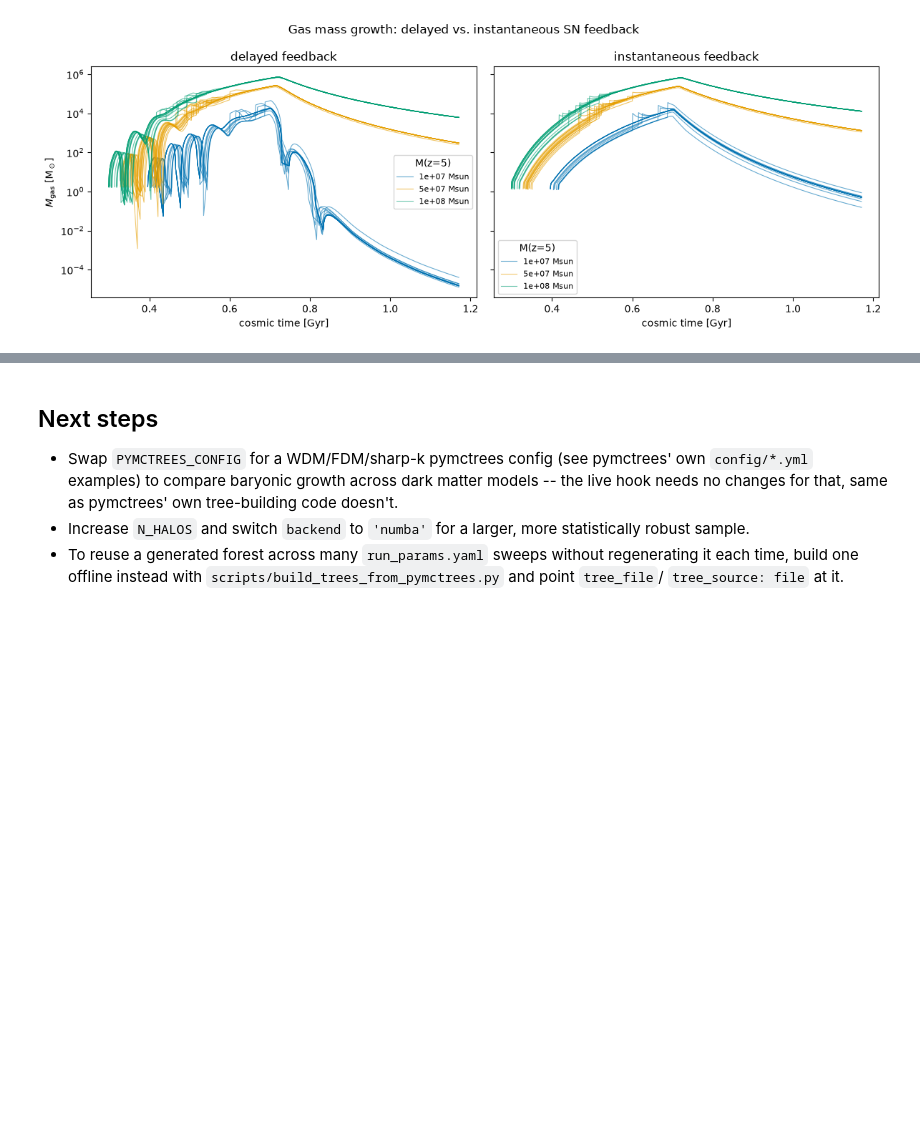
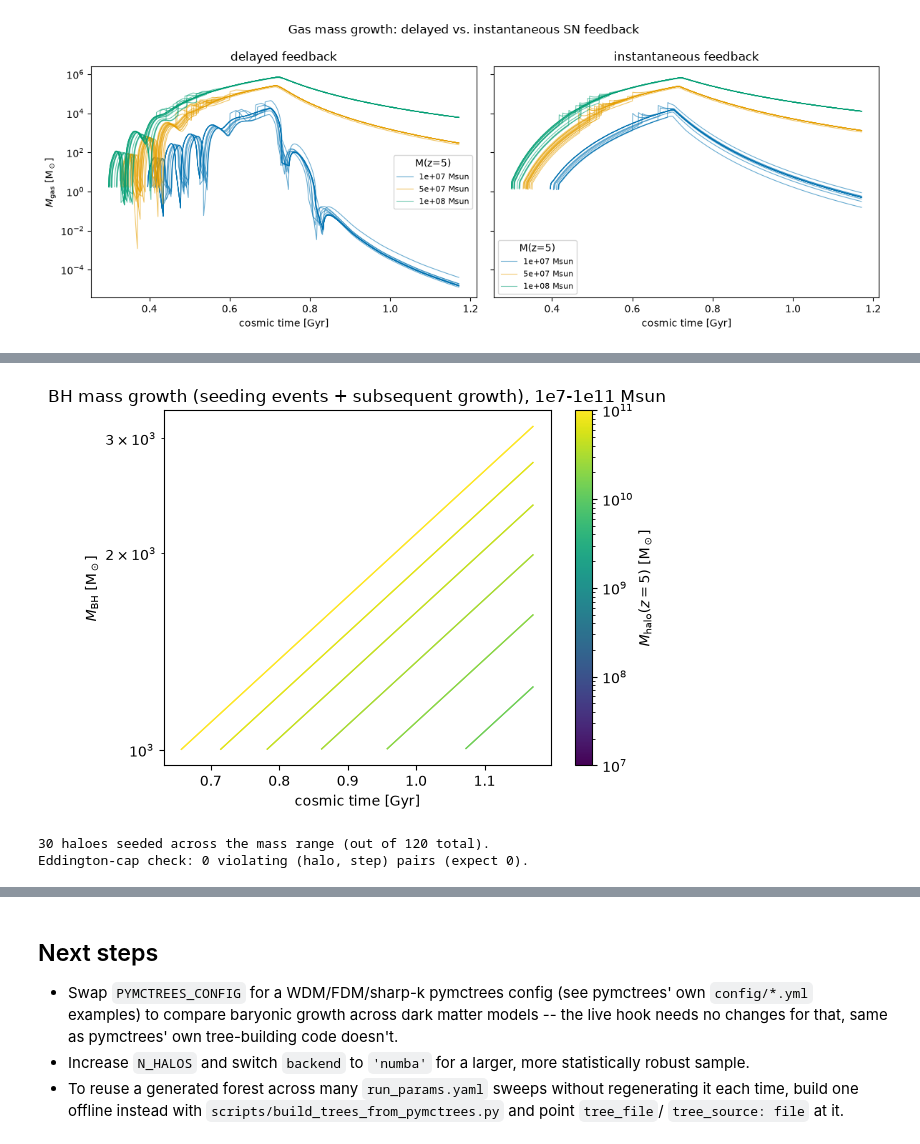
Before and after one commit to doctorcbpower/Ashvini, a Jupyter notebook: notebooks/pymctrees_ashvini_demo.ipynb, the cells around one changed output, grey strips where cells are left out. Drawn from its saved outputs; the diff is of its cells as text; code cells hidden in the pictures; blank space fills up the shorter version.

```diff
--- a/notebooks/pymctrees_ashvini_demo.ipynb
+++ b/notebooks/pymctrees_ashvini_demo.ipynb
@@ -159,0 +315,55 @@ plt.show()
+# %%
+from ashvini import black_holes_growth as bh_growth
+
+fig, ax = plt.subplots(figsize=(6, 4.5))
+for mass_bin in WIDE_MASS_POINTS:
+    result = wide_results[(mass_bin, "bh_on")]
+    t = result["cosmic_time"]
+    bh = result["bh_mass"]
+    c = cmap(norm(mass_bin))
+    for i in range(bh.shape[0]):
+        row = bh[i]
+        nz = np.where(row > 0)[0]
+        if len(nz) == 0:
+            continue
+        ax.plot(t[nz], row[nz], color=c, lw=0.8, alpha=0.6)
+ax.set_yscale("log")
+ax.set_xlabel("cosmic time [Gyr]")
+ax.set_ylabel(r"$M_{\rm BH}$ [M$_\odot$]")
+ax.set_title("BH mass growth (seeding events + subsequent growth), 1e7-1e11 Msun")
+sm = cm.ScalarMappable(norm=norm, cmap=cmap)
+fig.colorbar(sm, ax=ax, label=r"$M_{\rm halo}(z=5)$ [M$_\odot$]")
+plt.tight_layout()
+plt.show()
+
+# Numerical check: bh_mass never grows faster than the exact closed-form
+# Eddington-limited bound, bh_next <= bh_prev * exp(kappa_edd * dt) (the
+# _bh_growth_step solution for the pure Eddington-limited regime -- see
+# tests/test_bh_growth_feedback.py::test_bh_growth_step_respects_multiplied_eddington_cap
+# for the same check against a hand-computed analytic reference). A naive
+# finite-difference RATE check (diff(bh)/dt <= kappa*bh_prev) is the wrong
+# comparison here and gives false positives: for genuinely exponential
+# growth, the step-averaged finite-difference rate is always slightly
+# above the instantaneous rate at the *start* of the step, by construction
+# -- not a cap violation. Seeding steps (bh_prev=0 -> bh_next=seed_mass)
+# are excluded: that's a one-time mass injection, not accretion-driven
+# growth, and isn't subject to the Eddington cap at all.
+kappa_edd = bh_growth.EDDINGTON_RATE_PER_UNIT_MASS * bh_growth.eddington_multiplier
+violations = 0
+n_seeded_total = 0
+for mass_bin in WIDE_MASS_POINTS:
+    result = wide_results[(mass_bin, "bh_on")]
+    t, bh = result["cosmic_time"], result["bh_mass"]
+    n_seeded_total += int(np.sum(bh[:, -1] > 0))
+    dt = np.diff(t)
+    was_seeded_this_step = (bh[:, :-1] == 0) & (bh[:, 1:] > 0)
+    grows_only = (~was_seeded_this_step) & (bh[:, :-1] > 0)
+    bound = bh[:, :-1] * np.exp(kappa_edd * dt[None, :])
+    violations += int(np.sum(grows_only & (bh[:, 1:] > bound * (1 + 1e-6))))
+print(f"{n_seeded_total} haloes seeded across the mass range (out of "
+      f"{len(WIDE_MASS_POINTS) * N_HALOS_WIDE} total).")
+print(f"Eddington-cap check: {violations} violating (halo, step) pairs (expect 0).")
+# %% [output]
+[figure, added]
+30 haloes seeded across the mass range (out of 120 total).
+Eddington-cap check: 0 violating (halo, step) pairs (expect 0).
```
Also changed, not shown: parts of 12 cells of this notebook, 1 other file.
